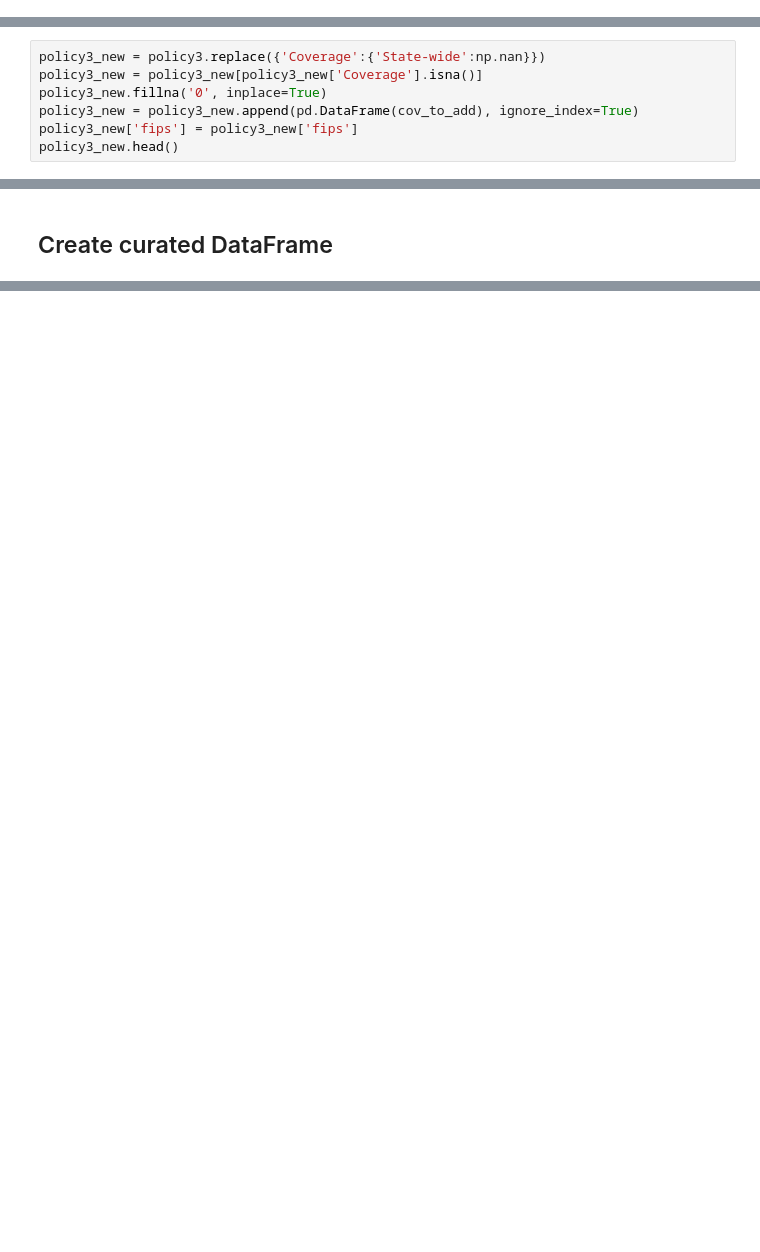
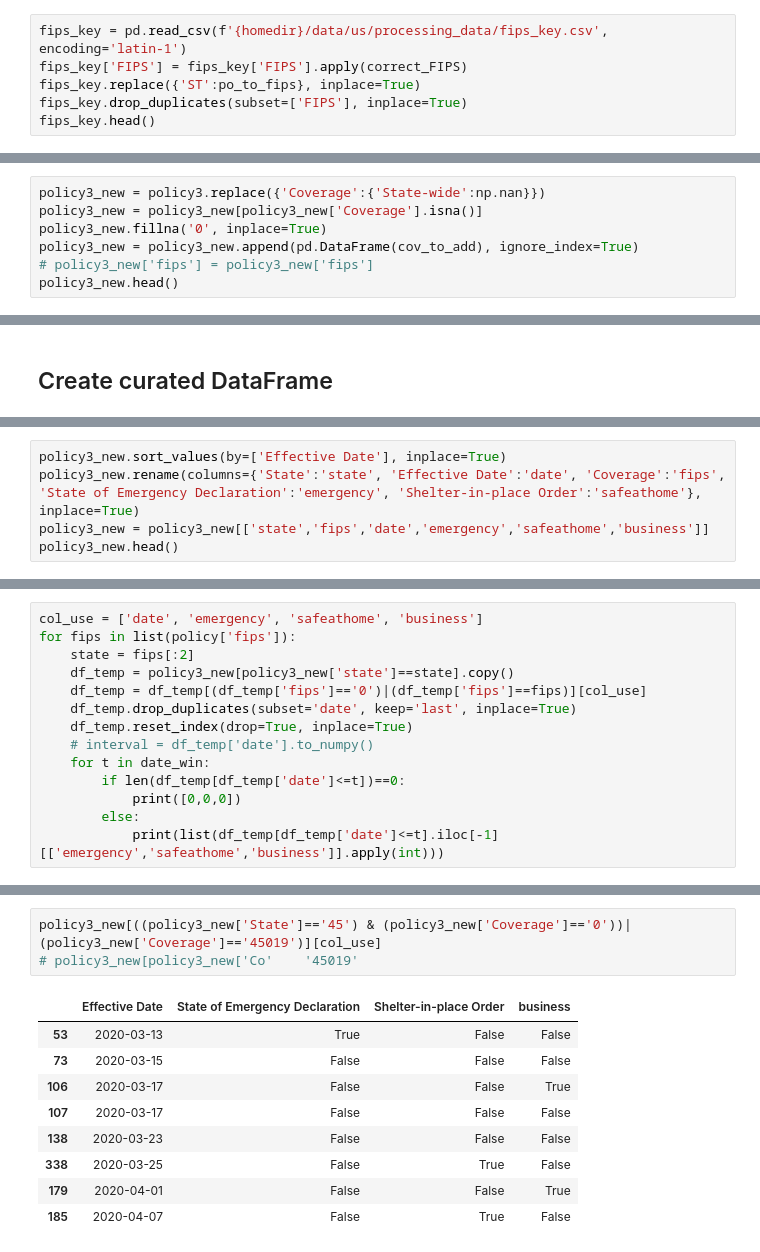
Before and after one commit to danielnee2/SKTW, a Jupyter notebook: JK/StayAtHome.ipynb, the cells around one changed output, grey strips where cells are left out. Cells and saved outputs as stored; diff of their text form; blank space fills up the shorter version.

```diff
--- a/JK/StayAtHome.ipynb
+++ b/JK/StayAtHome.ipynb
@@ -21,0 +23,6 @@ st_to_fips['California']
+# %%
+fips_key = pd.read_csv(f'{homedir}/data/us/processing_data/fips_key.csv', encoding='latin-1')
+fips_key['FIPS'] = fips_key['FIPS'].apply(correct_FIPS)
+fips_key.replace({'ST':po_to_fips}, inplace=True)
+fips_key.drop_duplicates(subset=['FIPS'], inplace=True)
+fips_key.head()
@@ -161,7 +187,7 @@ policy3_new = policy3.replace({'Coverage':{'State-wide':np.nan}})
 policy3_new = policy3_new[policy3_new['Coverage'].isna()]
 policy3_new.fillna('0', inplace=True)
 policy3_new = policy3_new.append(pd.DataFrame(cov_to_add), ignore_index=True)
-policy3_new['fips'] = policy3_new['fips']
+# policy3_new['fips'] = policy3_new['fips']
 policy3_new.head()
 # %% [output]
 |  | State | Effective Date | Coverage | State of Emergency Declaration | Shelter-in-place Order | business |
@@ -251,0 +284,5 @@ policy.head()
+# %%
+policy3_new.sort_values(by=['Effective Date'], inplace=True)
+policy3_new.rename(columns={'State':'state', 'Effective Date':'date', 'Coverage':'fips', 'State of Emergency Declaration':'emergency', 'Shelter-in-place Order':'safeathome'}, inplace=True)
+policy3_new = policy3_new[['state','fips','date','emergency','safeathome','business']]
+policy3_new.head()
@@ -251,0 +311,14 @@ policy.head()
+# %%
+col_use = ['date', 'emergency', 'safeathome', 'business']
+for fips in list(policy['fips']):
+    state = fips[:2]
+    df_temp = policy3_new[policy3_new['state']==state].copy()
+    df_temp = df_temp[(df_temp['fips']=='0')|(df_temp['fips']==fips)][col_use]
+    df_temp.drop_duplicates(subset='date', keep='last', inplace=True)
+    df_temp.reset_index(drop=True, inplace=True)
+    # interval = df_temp['date'].to_numpy()
+    for t in date_win:
+        if len(df_temp[df_temp['date']<=t])==0:
+            print([0,0,0])
+        else:
+            print(list(df_temp[df_temp['date']<=t].iloc[-1][['emergency','safeathome','business']].apply(int)))
@@ -251,0 +344,13 @@ policy.head()
+# %%
+policy3_new[((policy3_new['State']=='45') & (policy3_new['Coverage']=='0'))|(policy3_new['Coverage']=='45019')][col_use]
+# policy3_new[policy3_new['Co'    '45019'
+# %% [output]
+|  | Effective Date | State of Emergency Declaration | Shelter-in-place Order | business |
+| 53 | 2020-03-13 | True | False | False |
+| 73 | 2020-03-15 | False | False | False |
+| 106 | 2020-03-17 | False | False | True |
+| 107 | 2020-03-17 | False | False | False |
+| 138 | 2020-03-23 | False | False | False |
+| 338 | 2020-03-25 | False | True | False |
+| 179 | 2020-04-01 | False | False | True |
+| 185 | 2020-04-07 | False | True | False |
```
Also changed, not shown: parts of 17 cells of this notebook, 30 other files.
